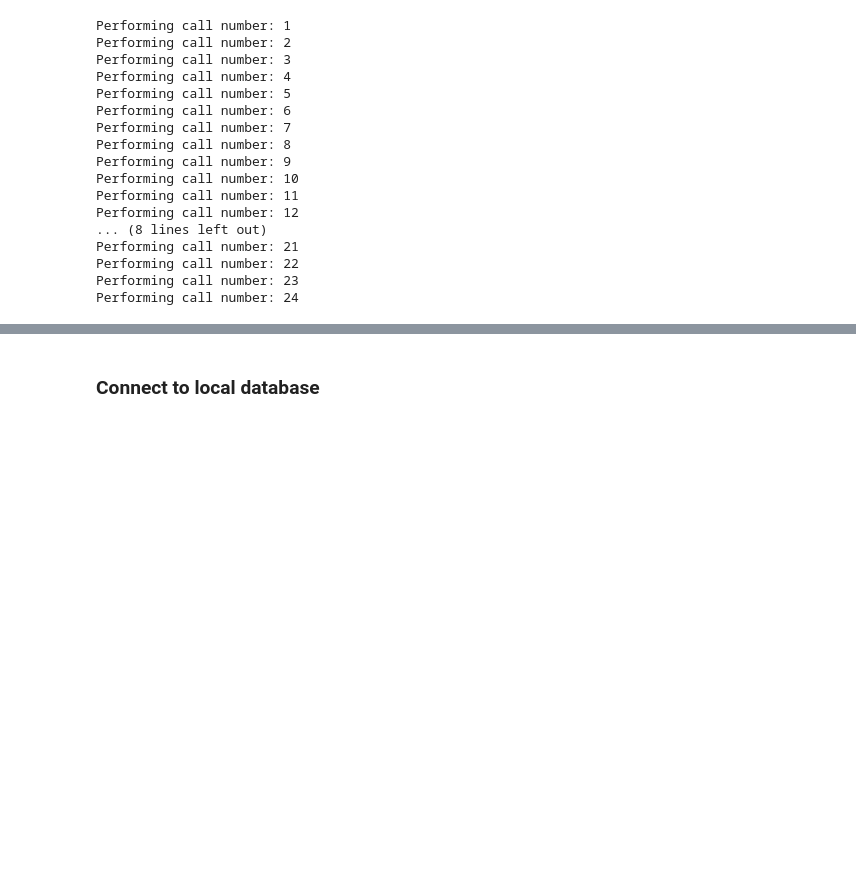
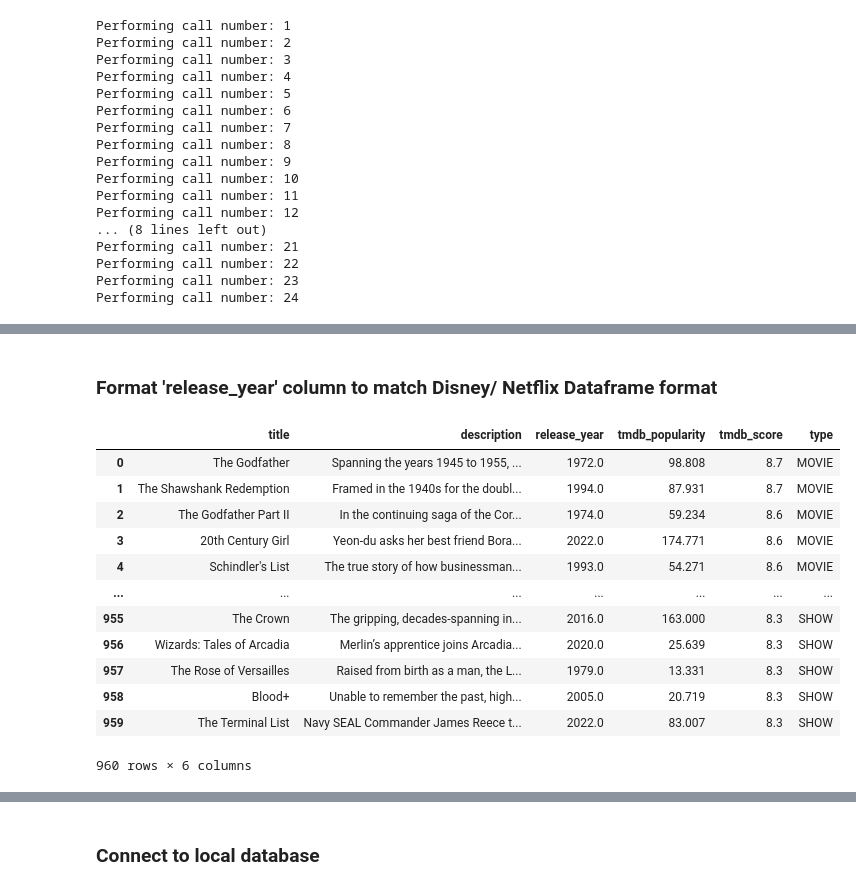
Before and after one commit to joshuasamuel4825/Movies-ETL, a Jupyter notebook: data_etl.ipynb, the cells around one changed output, grey strips where cells are left out. Cells and saved outputs as stored; diff of their text form; code cells hidden in the pictures; blank space fills up the shorter version.

```diff
--- a/data_etl.ipynb
+++ b/data_etl.ipynb
@@ -280,0 +313,23 @@ combined_tmdb_df = pd.concat(tmdb_frames)
+# %% [markdown]
+### Format 'release_year' column to match Disney/ Netflix Dataframe format
+# %%
+# Convert 'release_year' to datetime type
+combined_tmdb_df['release_year'] = pd.to_datetime(combined_tmdb_df['release_year'])
+
+# Drop month and day from the date
+combined_tmdb_df['release_year'] = combined_tmdb_df['release_year'].dt.year
+combined_tmdb_df
+# %% [output]
+|  | title | description | release_year | tmdb_popularity | tmdb_score | type |
+| 0 | The Godfather | Spanning the years 1945 to 1955, ... | 1972.0 | 98.808 | 8.7 | MOVIE |
+| 1 | The Shawshank Redemption | Framed in the 1940s for the doubl... | 1994.0 | 87.931 | 8.7 | MOVIE |
+| 2 | The Godfather Part II | In the continuing saga of the Cor... | 1974.0 | 59.234 | 8.6 | MOVIE |
+| 3 | 20th Century Girl | Yeon-du asks her best friend Bora... | 2022.0 | 174.771 | 8.6 | MOVIE |
+| 4 | Schindler's List | The true story of how businessman... | 1993.0 | 54.271 | 8.6 | MOVIE |
+| ... | ... | ... | ... | ... | ... | ... |
+| 955 | The Crown | The gripping, decades-spanning in... | 2016.0 | 163.000 | 8.3 | SHOW |
+| 956 | Wizards: Tales of Arcadia | Merlin’s apprentice joins Arcadia... | 2020.0 | 25.639 | 8.3 | SHOW |
+| 957 | The Rose of Versailles | Raised from birth as a man, the L... | 1979.0 | 13.331 | 8.3 | SHOW |
+| 958 | Blood+ | Unable to remember the past, high... | 2005.0 | 20.719 | 8.3 | SHOW |
+| 959 | The Terminal List | Navy SEAL Commander James Reece t... | 2022.0 | 83.007 | 8.3 | SHOW |
+960 rows × 6 columns
```
Also changed, not shown: parts of 44 cells of this notebook.
